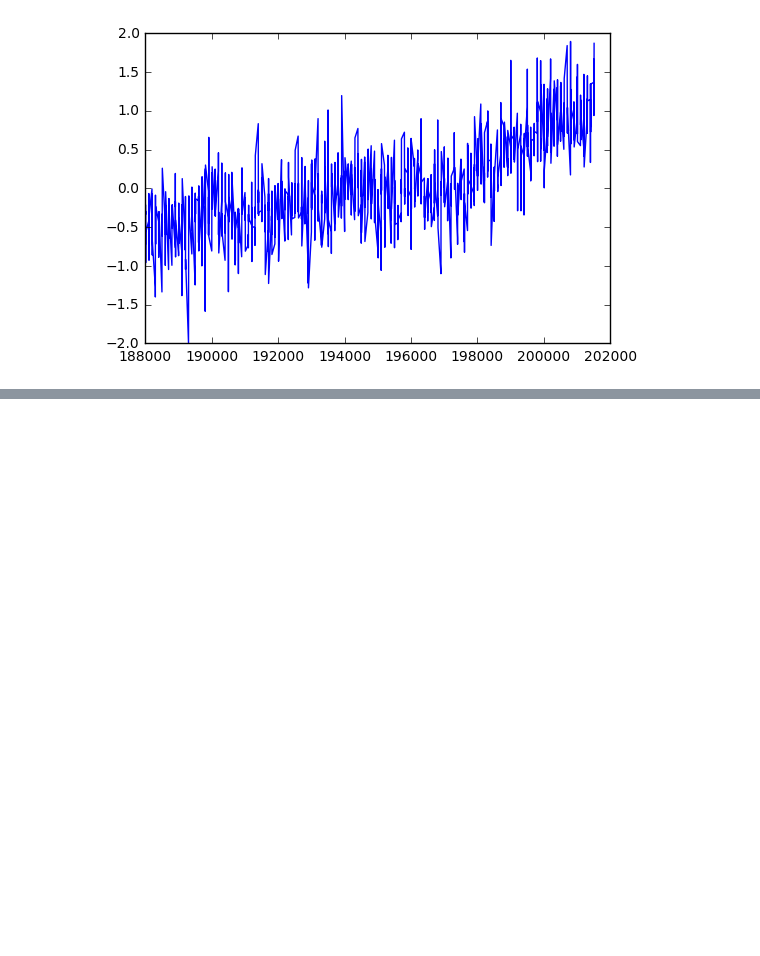
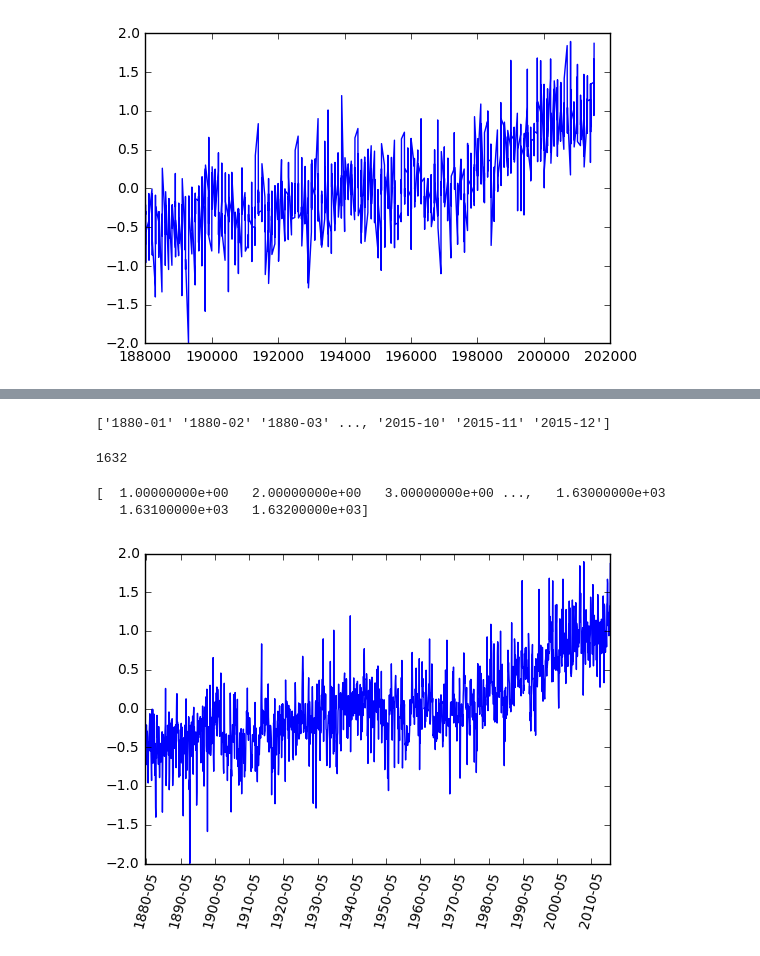
Before and after one commit to mcisternasf28/notebook, a Jupyter notebook: The_python_scientific_stack.ipynb, the cells around one changed output, grey strips where cells are left out. Drawn from its saved outputs; the diff is of its cells as text; code cells hidden in the pictures; blank space fills up the shorter version.

```diff
--- a/The_python_scientific_stack.ipynb
+++ b/The_python_scientific_stack.ipynb
@@ -88,0 +93,22 @@ pyplot.plot(T_land[0:25,0],T_land[0:25,1]);
+# %%
+date = numpy.arange('1880','2016',dtype=('datetime64[M]'))
+# %%
+print(date)
+# %% [output]
+['1880-01' '1880-02' '1880-03' ..., '2015-10' '2015-11' '2015-12']
+# %%
+len(date)
+# %% [output]
+1632
+# %%
+dummy = numpy.linspace(1,1632,1632)
+# %%
+print(dummy)
+# %% [output]
+[  1.00000000e+00   2.00000000e+00   3.00000000e+00 ...,   1.63000000e+03
+   1.63100000e+03   1.63200000e+03]
+# %%
+pyplot.xticks(dummy[4::12*10],date[4::12*10],rotation=75)
+pyplot.plot(dummy,T_land[:,1]);
+# %% [output]
+[figure, added]
```
Also changed, not shown: parts of 4 cells of this notebook.
